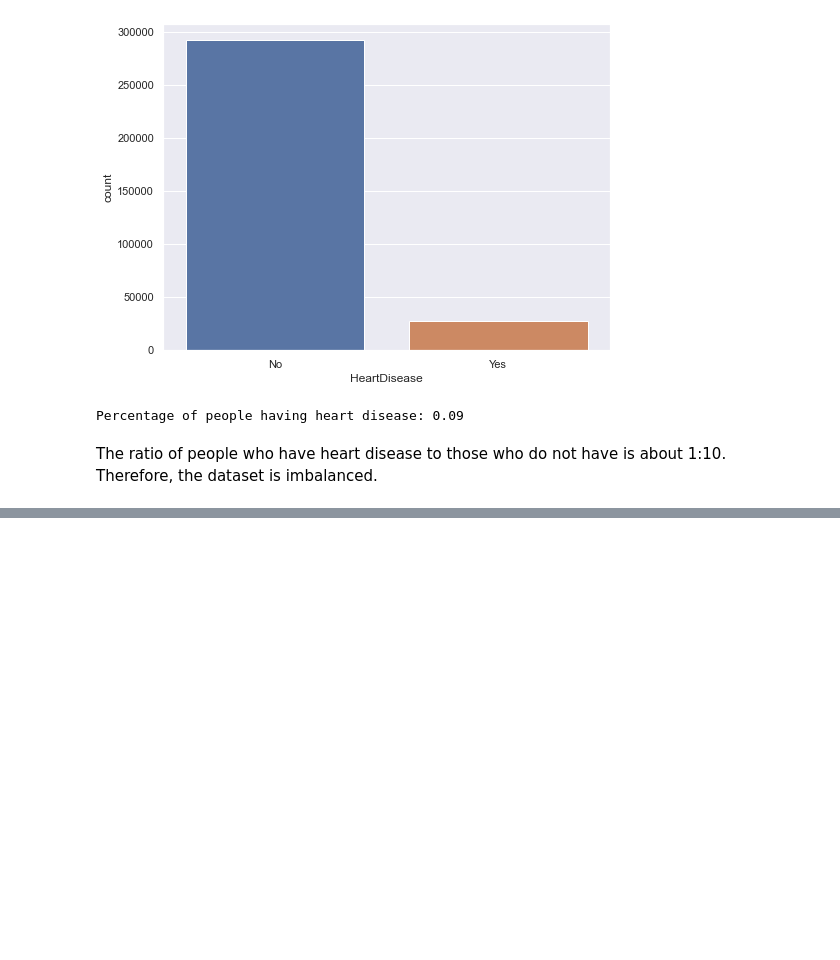
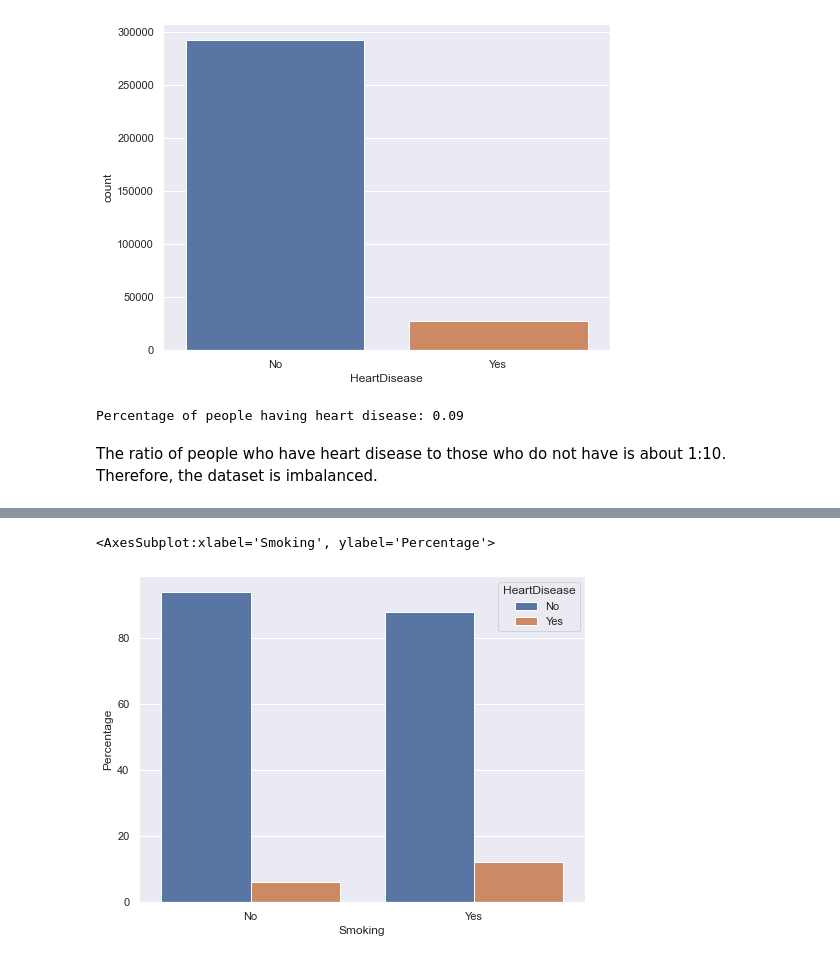
Before and after one commit to YulinLi98/INDE_577_Repo, a Jupyter notebook: Exploratory Data Analysis.ipynb, the cells around one changed output, grey strips where cells are left out. Cells and saved outputs as stored; diff of their text form; code cells hidden in the pictures; blank space fills up the shorter version.

```diff
--- a/Exploratory Data Analysis.ipynb
+++ b/Exploratory Data Analysis.ipynb
@@ -87,0 +88,9 @@ We can see that the distributions of BMI for people having heart disease and not
+# %%
+#HeartDisease by Smoking
+df_perc = df.groupby('Smoking')['HeartDisease'].value_counts(normalize=True).rename('Percentage').mul(100).reset_index().sort_values('Smoking')
+
+plt.subplots(figsize=(8,6))
+sns.barplot(x='Smoking', y='Percentage', hue='HeartDisease', data=df_perc)
+# %% [output]
+<AxesSubplot:xlabel='Smoking', ylabel='Percentage'>
+[figure, added]
```
Also changed, not shown: parts of 17 cells of this notebook.
